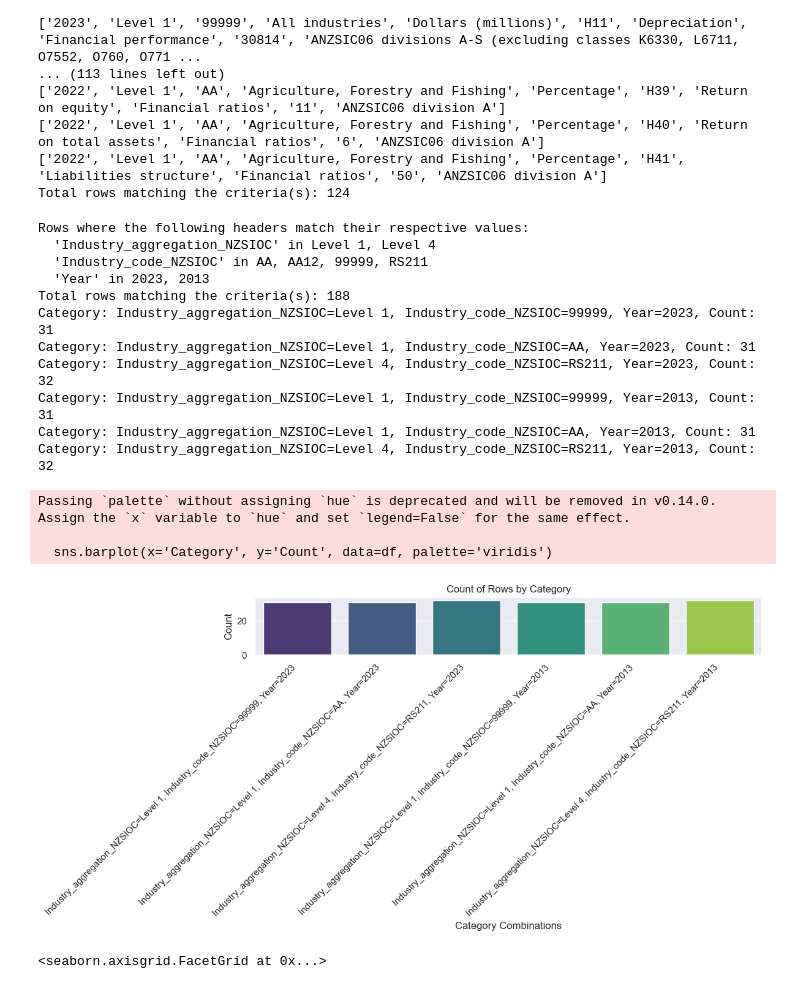
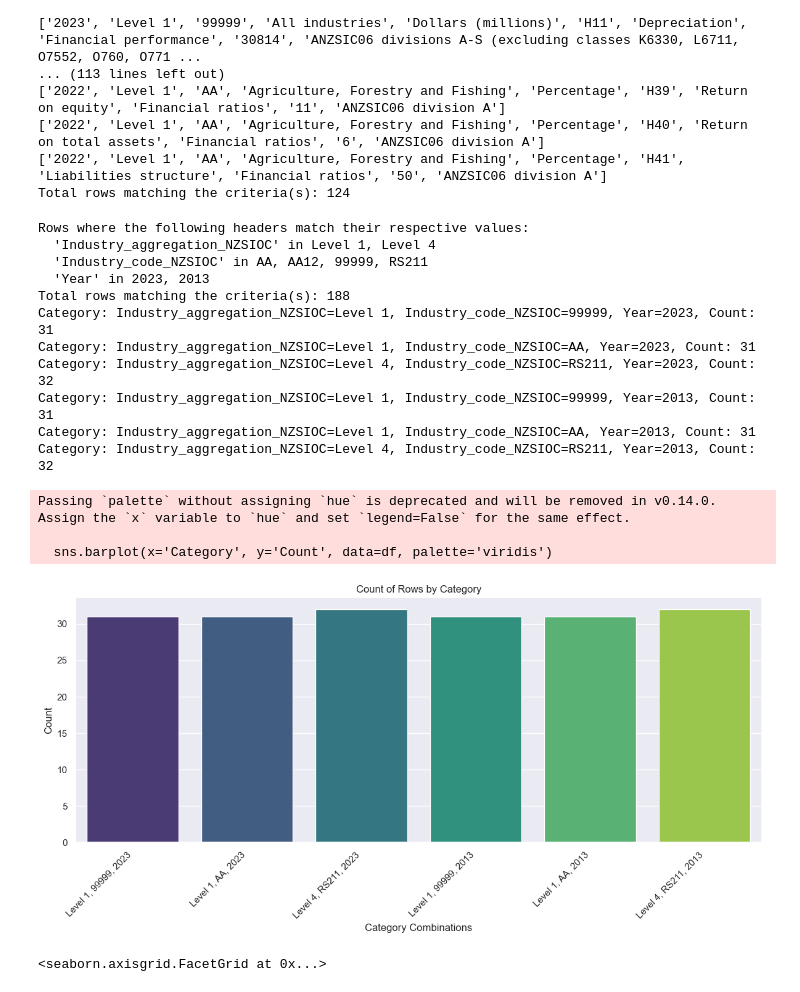
Before and after one commit to tayponghee/sampleCSVReader, a Jupyter notebook: readcsv.ipynb, the cells around one changed output. Saved outputs shown, nothing was run; the diff lists cells and outputs as text; code cells hidden in the pictures.

```diff
--- a/readcsv.ipynb
+++ b/readcsv.ipynb
@@ -132,7 +132,7 @@ def plot_category_counts(headers, matched_rows, filters):
 
     # Convert to DataFrame for Seaborn
     df = pd.DataFrame({
-        'Category': [', '.join(f"{key}={value}" for key, value in cat) for cat in categories],
+        'Category': [', '.join(f"{value}" for key, value in cat) for cat in categories],
         'Count': counts
     })
 
@@ -151,34 +151,34 @@ csv_filename = 'annual-enterprise-survey-2023-financial-year-provisional.csv'
 filters = {
     'Industry_aggregation_NZSIOC': ['Level 1', 'Level 4'],
     'Industry_code_NZSIOC': ['AA', 'AA12', '99999', 'RS211'],
     'Year': ['2023', '2013'],
 }
 
 print("Rows where the following headers match their respective values:")
 for header, values in filters.items():
     value_str = ', '.join(values) if isinstance(values, list) else values
     print(f"  '{header}' in {value_str}")
 
 headers, matched_rows = print_rows_with_headers(csv_filename, filters)
 
 # Plot counts for all permutations
 plot_category_counts(headers, matched_rows, filters)
 # %% [output]
 Rows where the following headers match their respective values:
   'Industry_aggregation_NZSIOC' in Level 1, Level 4
   'Industry_code_NZSIOC' in AA, AA12, 99999, RS211
   'Year' in 2023, 2013
 Total rows matching the criteria(s): 188
 Category: Industry_aggregation_NZSIOC=Level 1, Industry_code_NZSIOC=99999, Year=2023, Count: 31
 Category: Industry_aggregation_NZSIOC=Level 1, Industry_code_NZSIOC=AA, Year=2023, Count: 31
 Category: Industry_aggregation_NZSIOC=Level 4, Industry_code_NZSIOC=RS211, Year=2023, Count: 32
 Category: Industry_aggregation_NZSIOC=Level 1, Industry_code_NZSIOC=99999, Year=2013, Count: 31
 Category: Industry_aggregation_NZSIOC=Level 1, Industry_code_NZSIOC=AA, Year=2013, Count: 31
 Category: Industry_aggregation_NZSIOC=Level 4, Industry_code_NZSIOC=RS211, Year=2013, Count: 32
 Passing `palette` without assigning `hue` is deprecated and will be removed in v0.14.0. Assign the `x` variable to `hue` and set `legend=False` for the same effect.
 
   sns.barplot(x='Category', y='Count', data=df, palette='viridis')
-[figure, old version]
+[figure, new version]
 # %%
 # Import seaborn
 import seaborn as sns
```
